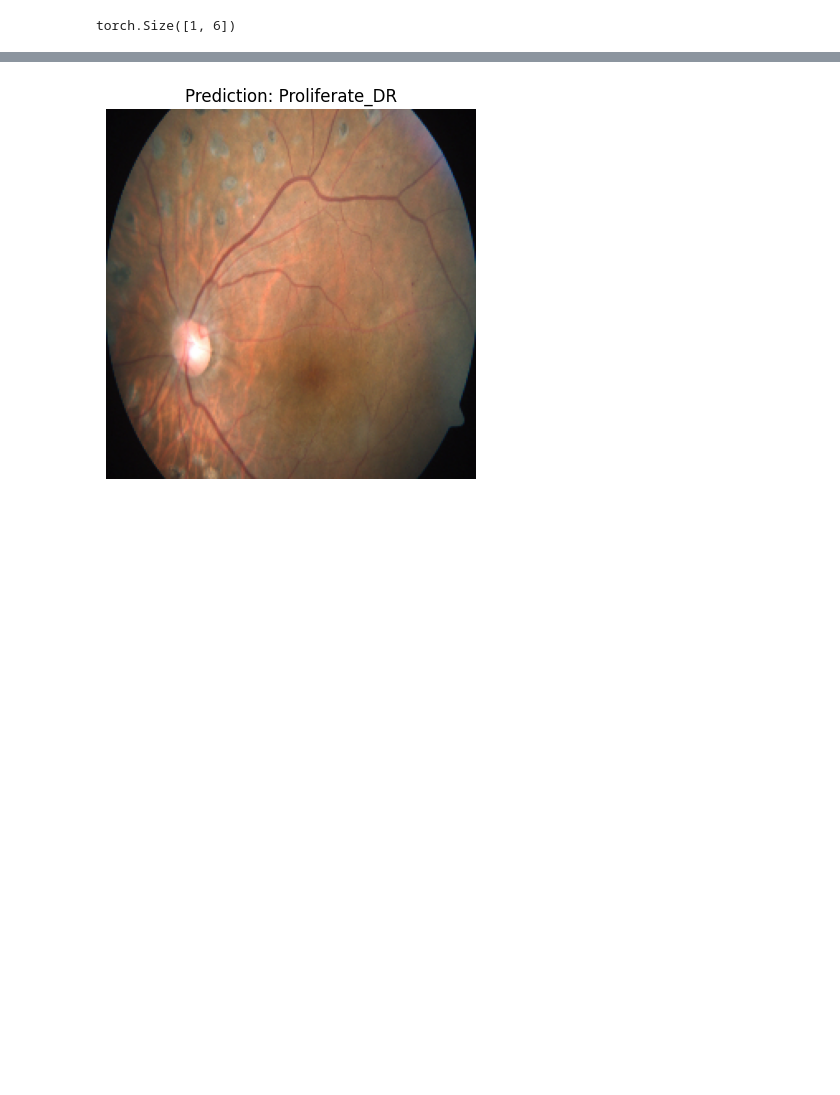
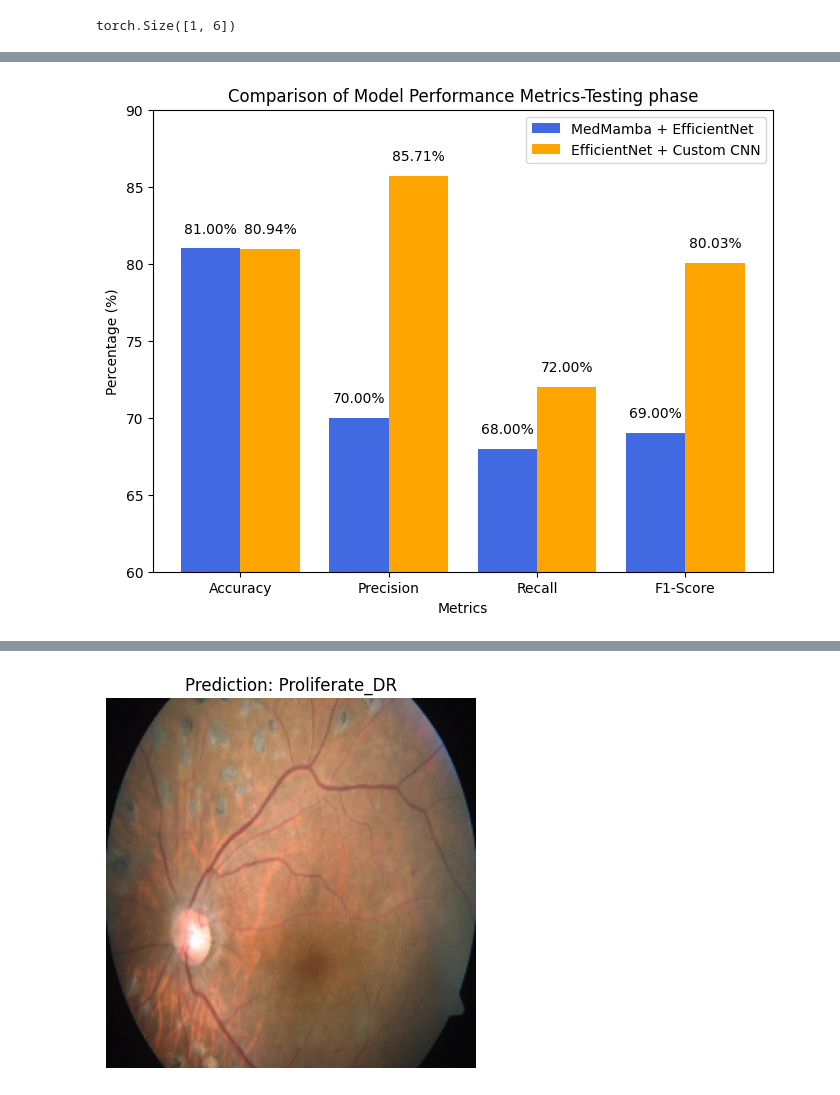
Before and after one commit to Santhoshmarimuthu/DR-detection, a Jupyter notebook: medeff.ipynb, the cells around one changed output, grey strips where cells are left out. Cells and saved outputs as stored; diff of their text form; code cells hidden in the pictures; blank space fills up the shorter version.

```diff
--- a/medeff.ipynb
+++ b/medeff.ipynb
@@ -72 +378,40 @@ torch.Size([1, 6])
+# %%
+import numpy as np
+import matplotlib.pyplot as plt
+
+# Metrics and their values
+metrics = ["Accuracy", "Precision", "Recall", "F1-Score"]
+
+# Values (Converted to Percentage)
+medmamba_values = [81, 70, 68, 69]  # MedMamba with EfficientNet
+efficientnet_custom_values = [80.94, 85.71, 72.00, 80.03]  # EfficientNet with Custom CNN
+
+# Bar width
+bar_width = 0.4
+x = np.arange(len(metrics))
+
+# Create Bar Chart
+fig, ax = plt.subplots(figsize=(8, 6))
+ax.bar(x - bar_width/2, medmamba_values, bar_width, label="MedMamba + EfficientNet", color="royalblue")
+ax.bar(x + bar_width/2, efficientnet_custom_values, bar_width, label="EfficientNet + Custom CNN", color="orange")
+
+# Labels and Title
+ax.set_xlabel("Metrics")
+ax.set_ylabel("Percentage (%)")
+ax.set_title("Comparison of Model Performance Metrics-Testing phase")
+ax.set_xticks(x)
+ax.set_xticklabels(metrics)
+ax.legend()
+
+# Show values on bars
+for i, v in enumerate(medmamba_values):
+    ax.text(i - bar_width/2, v + 1, f"{v:.2f}%", ha="center", fontsize=10)
+for i, v in enumerate(efficientnet_custom_values):
+    ax.text(i + bar_width/2, v + 1, f"{v:.2f}%", ha="center", fontsize=10)
+
+# Show plot
+plt.ylim(60, 90)
+plt.show()
+# %% [output]
+[figure, added]
 # %%
```
Also changed, not shown: parts of 12 cells of this notebook.
